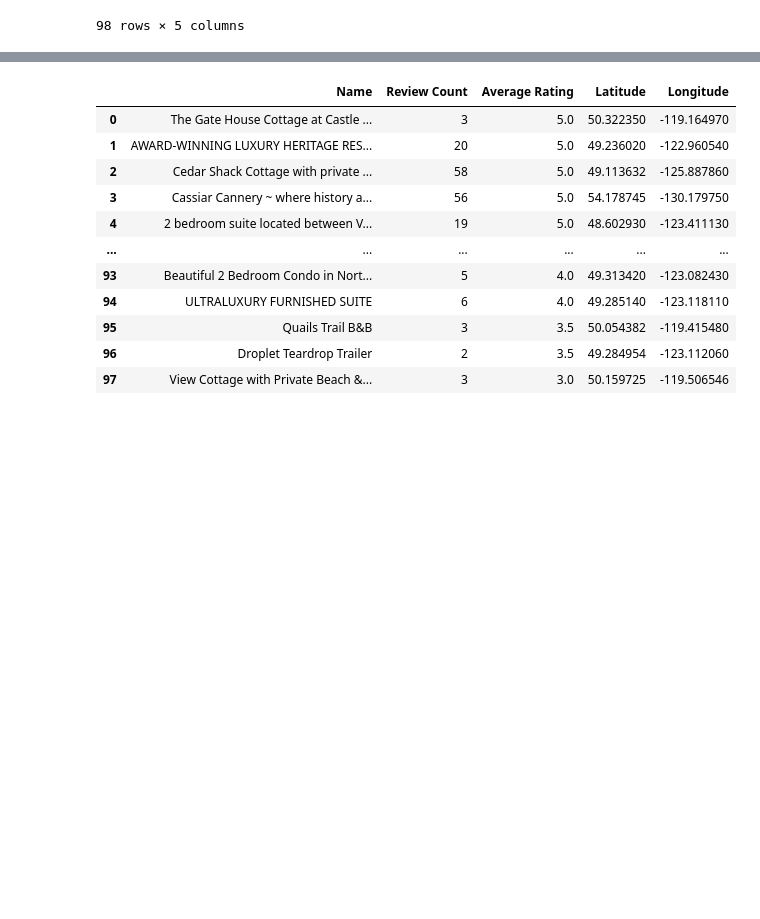
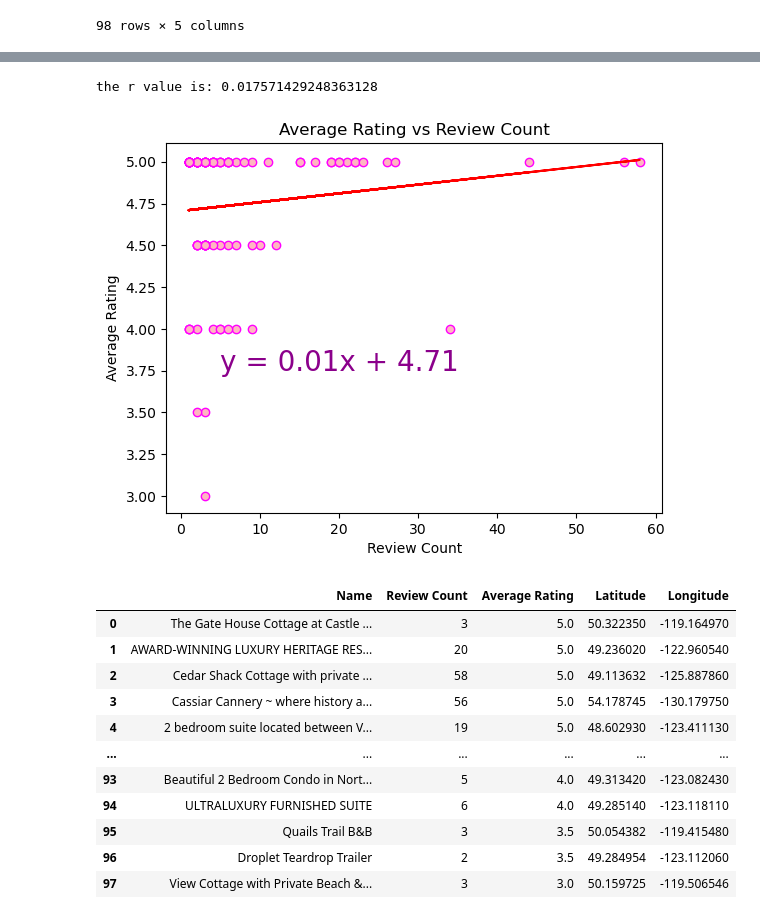
Before and after one commit to flopezco12/Project_Event-Trip, a Jupyter notebook: GeoApify Data Exploration.ipynb, the cells around one changed output, grey strips where cells are left out. Cells and saved outputs as stored; diff of their text form; code cells hidden in the pictures; blank space fills up the shorter version.

```diff
--- a/GeoApify Data Exploration.ipynb
+++ b/GeoApify Data Exploration.ipynb
@@ -87,6 +87,41 @@ map_plot_2 = full_data_positive_df.hvplot.points(
 map_plot_2
 # %% [output]
 [interactive output not drawn]
+# %%
+
+import matplotlib.pyplot as plt
+import pandas as pd
+import numpy as np
+from scipy.stats import linregress
+
+x = full_data_positive_df['Review Count'].astype("float")
+y = full_data_positive_df['Average Rating'].astype("float")
+
+(slope, intercept, rvalue, pvalue, stderr) = linregress(x, y)
+regress_values = x * slope + intercept
+line_eq = "y = " + str(round(slope,2)) + "x + " + str(round(intercept,2))
+
+plt.scatter(x, y, marker = "o", facecolors ="lightpink", edgecolors="magenta")
+
+
+
+plt.plot(x,regress_values,"r-")
+
+plt.annotate(line_eq, (5,3.75), fontsize=20, color="darkmagenta")
+
+
+plt.title("Average Rating vs Review Count")
+plt.xlabel('Review Count')
+plt.ylabel('Average Rating')
+
+
+print(f"the r value is: {rvalue**2}")
+
+
+plt.show()
+# %% [output]
+the r value is: 0.017571429248363128
+[figure, added]
 # %%
 #want to look at entertainment spots near rentals
 entertainment_data_df = full_data_positive_df
```
Also changed, not shown: parts of 34 cells of this notebook.
